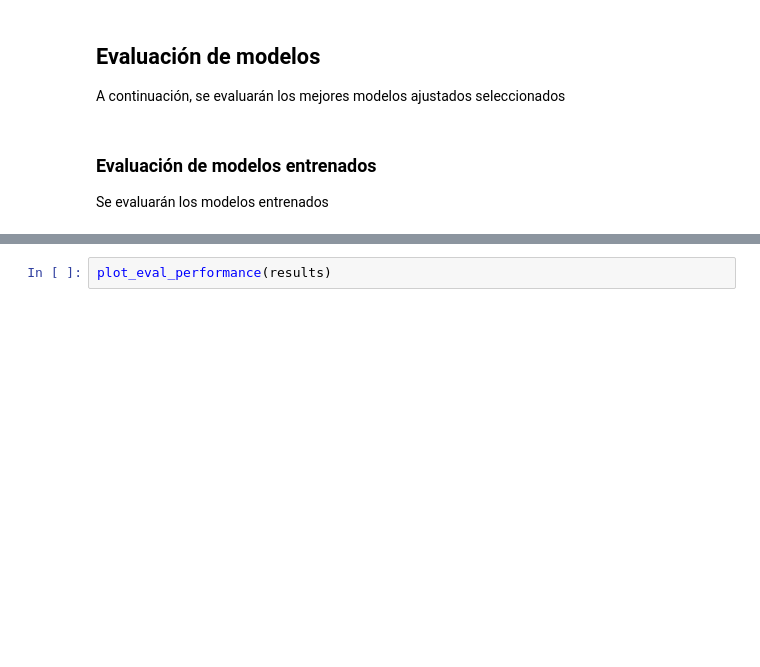
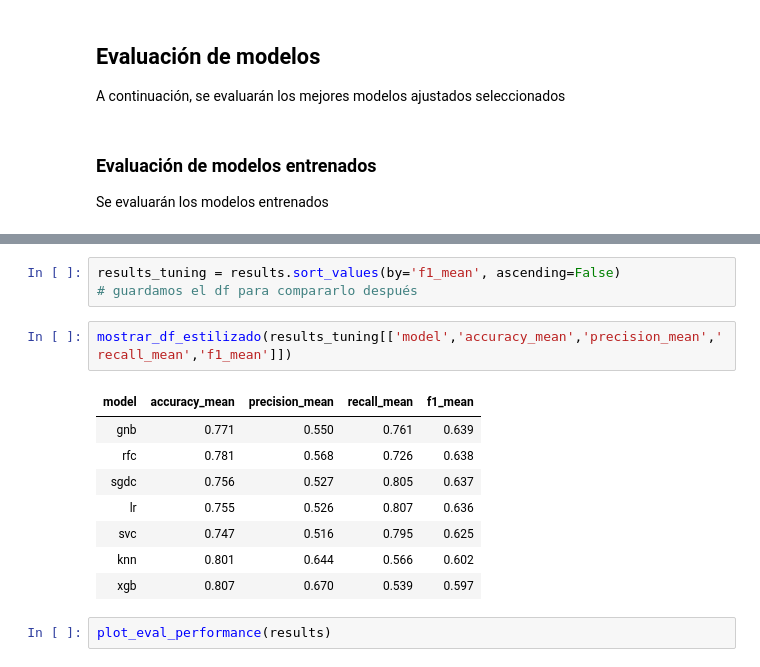
Before and after one commit to miguelvg27/ia-pucp-ml-trabajo, a Jupyter notebook: ML_TrabajoGrupal_01.ipynb, the cells around one changed output, grey strips where cells are left out. Drawn from its saved outputs; the diff is of its cells as text; blank space fills up the shorter version.

```diff
--- a/ML_TrabajoGrupal_01_v2.ipynb
+++ b/ML_TrabajoGrupal_01.ipynb
@@ -1479,6 +1516,20 @@ results.sort_values(by='f1_mean', ascending=False)
 | 4 | svc | 0.747 | 0.009 | 0.516 | 0.011 | 0.795 | 0.033 | 0.625 | ... |
 | 5 | knn | 0.801 | 0.010 | 0.644 | 0.026 | 0.566 | 0.021 | 0.602 | ... |
 | 6 | xgb | 0.807 | 0.011 | 0.670 | 0.031 | 0.539 | 0.024 | 0.597 | ... |
+# %%
+results_tuning = results.sort_values(by='f1_mean', ascending=False)
+# guardamos el df para compararlo después
+# %%
+mostrar_df_estilizado(results_tuning[['model','accuracy_mean','precision_mean','recall_mean','f1_mean']])
+# %% [output]
+| model | accuracy_mean | precision_mean | recall_mean | f1_mean |
+| gnb | 0.771 | 0.550 | 0.761 | 0.639 |
+| rfc | 0.781 | 0.568 | 0.726 | 0.638 |
+| sgdc | 0.756 | 0.527 | 0.805 | 0.637 |
+| lr | 0.755 | 0.526 | 0.807 | 0.636 |
+| svc | 0.747 | 0.516 | 0.795 | 0.625 |
+| knn | 0.801 | 0.644 | 0.566 | 0.602 |
+| xgb | 0.807 | 0.670 | 0.539 | 0.597 |
 # %%
 plot_eval_performance(results)
 # %% [output]
```
Also changed, not shown: parts of 12 cells of this notebook, 1 other file.
